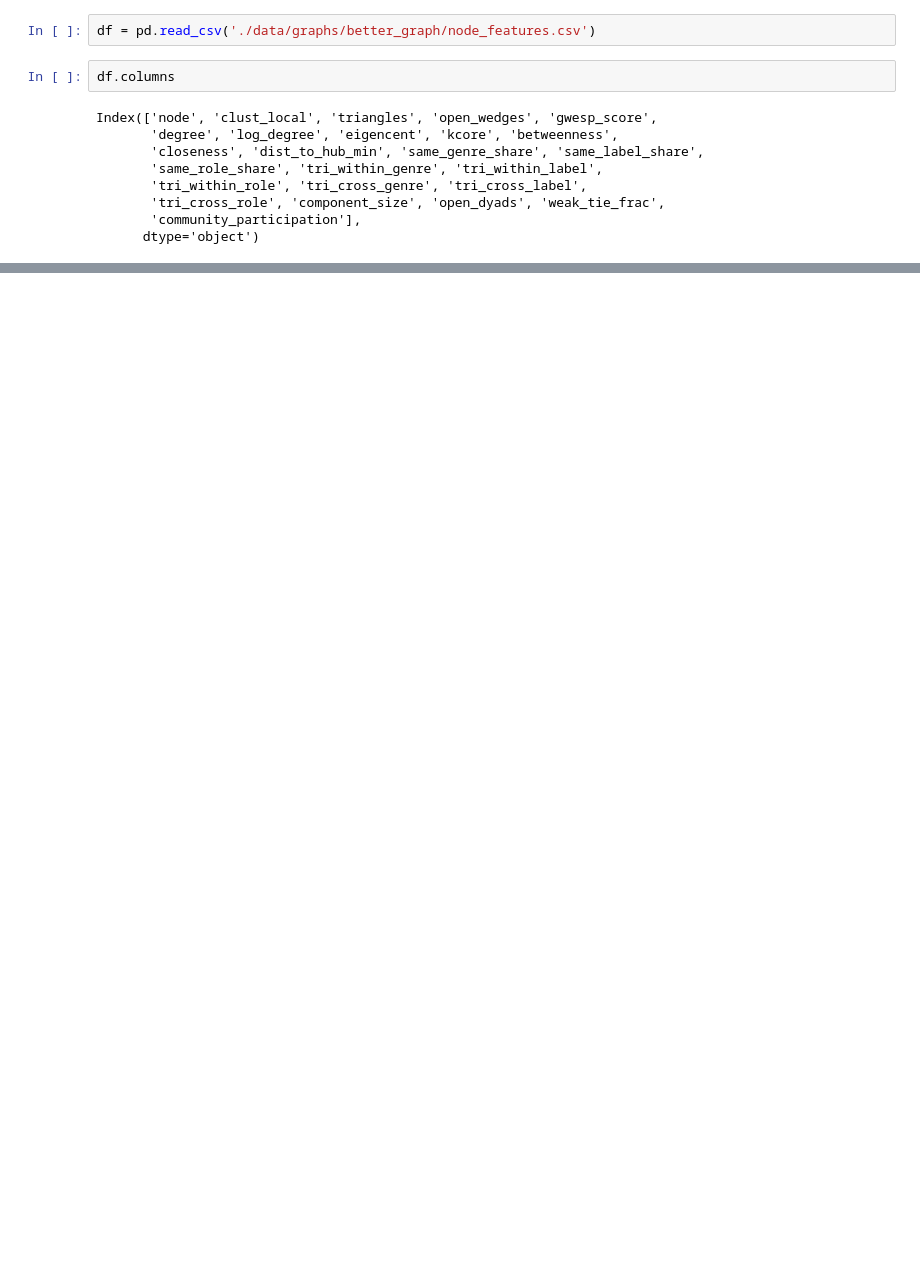
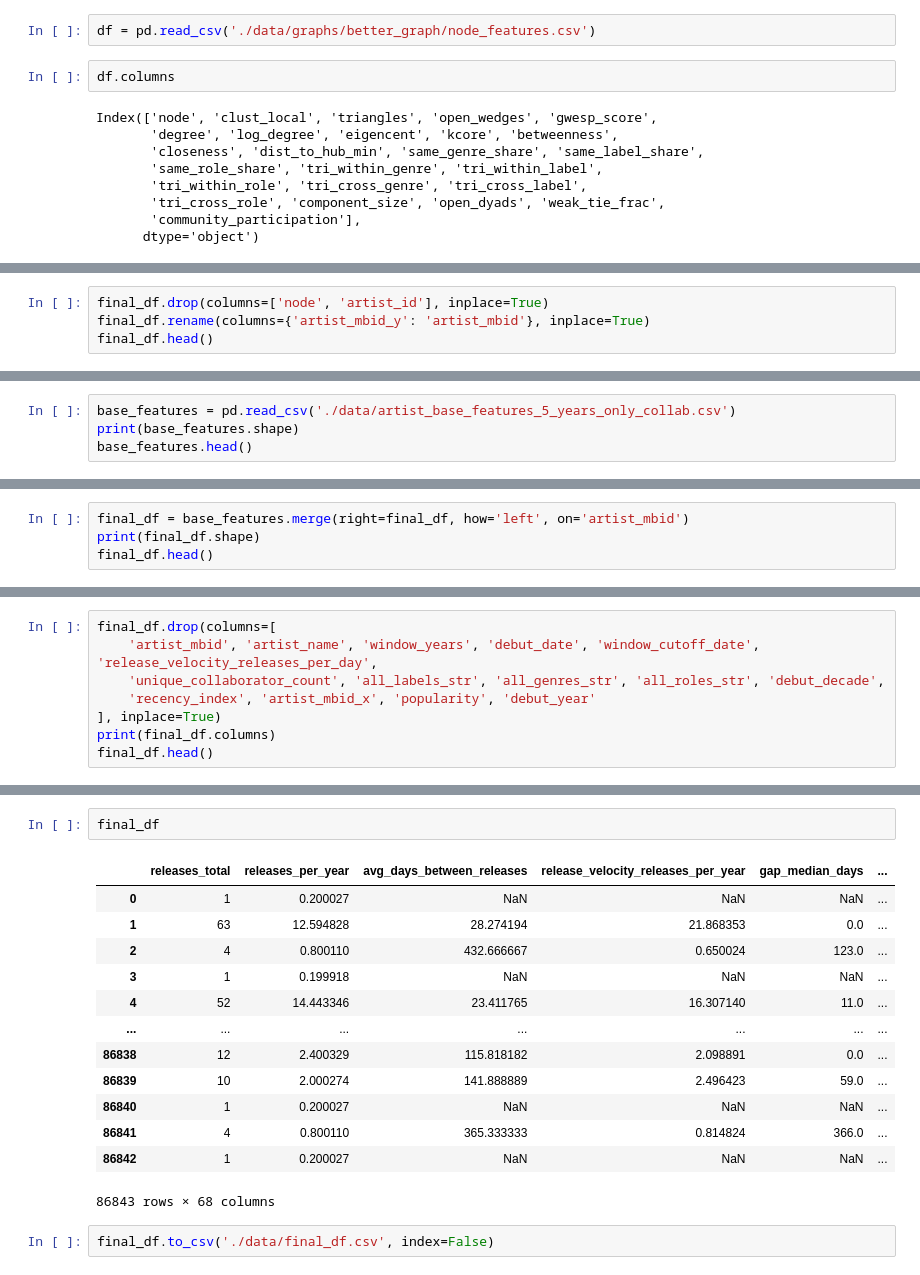
Before and after one commit to TheDeafOne/collaborative-success-research, a Jupyter notebook: network_construction/testing_network_construction.ipynb, the cells around one changed output, grey strips where cells are left out. Saved outputs shown, nothing was run; the diff lists cells and outputs as text; blank space fills up the shorter version.

```diff
--- a/network_construction/testing_network_construction.ipynb
+++ b/network_construction/testing_network_construction.ipynb
@@ -442,0 +558,4 @@ Index(['node', 'clust_local', 'triangles', 'open_wedges', 'gwesp_score',
+# %%
+final_df.drop(columns=['node', 'artist_id'], inplace=True)
+final_df.rename(columns={'artist_mbid_y': 'artist_mbid'}, inplace=True)
+final_df.head()
@@ -442,0 +588,4 @@ Index(['node', 'clust_local', 'triangles', 'open_wedges', 'gwesp_score',
+# %%
+base_features = pd.read_csv('./data/artist_base_features_5_years_only_collab.csv')
+print(base_features.shape)
+base_features.head()
@@ -442,0 +601,4 @@ Index(['node', 'clust_local', 'triangles', 'open_wedges', 'gwesp_score',
+# %%
+final_df = base_features.merge(right=final_df, how='left', on='artist_mbid')
+print(final_df.shape)
+final_df.head()
@@ -442,0 +614,8 @@ Index(['node', 'clust_local', 'triangles', 'open_wedges', 'gwesp_score',
+# %%
+final_df.drop(columns=[
+    'artist_mbid', 'artist_name', 'window_years', 'debut_date', 'window_cutoff_date', 'release_velocity_releases_per_day',
+    'unique_collaborator_count', 'all_labels_str', 'all_genres_str', 'all_roles_str', 'debut_decade',
+    'recency_index', 'artist_mbid_x', 'popularity', 'debut_year'
+], inplace=True)
+print(final_df.columns)
+final_df.head()
@@ -442,0 +648,18 @@ Index(['node', 'clust_local', 'triangles', 'open_wedges', 'gwesp_score',
+# %%
+final_df
+# %% [output]
+|  | releases_total | releases_per_year | avg_days_between_releases | release_velocity_releases_per_year | gap_median_days | ... |
+| 0 | 1 | 0.200027 | NaN | NaN | NaN | ... |
+| 1 | 63 | 12.594828 | 28.274194 | 21.868353 | 0.0 | ... |
+| 2 | 4 | 0.800110 | 432.666667 | 0.650024 | 123.0 | ... |
+| 3 | 1 | 0.199918 | NaN | NaN | NaN | ... |
+| 4 | 52 | 14.443346 | 23.411765 | 16.307140 | 11.0 | ... |
+| ... | ... | ... | ... | ... | ... | ... |
+| 86838 | 12 | 2.400329 | 115.818182 | 2.098891 | 0.0 | ... |
+| 86839 | 10 | 2.000274 | 141.888889 | 2.496423 | 59.0 | ... |
+| 86840 | 1 | 0.200027 | NaN | NaN | NaN | ... |
+| 86841 | 4 | 0.800110 | 365.333333 | 0.814824 | 366.0 | ... |
+| 86842 | 1 | 0.200027 | NaN | NaN | NaN | ... |
+86843 rows × 68 columns
+# %%
+final_df.to_csv('./data/final_df.csv', index=False)
```
Also changed, not shown: parts of 26 cells of this notebook, 14 other files.
